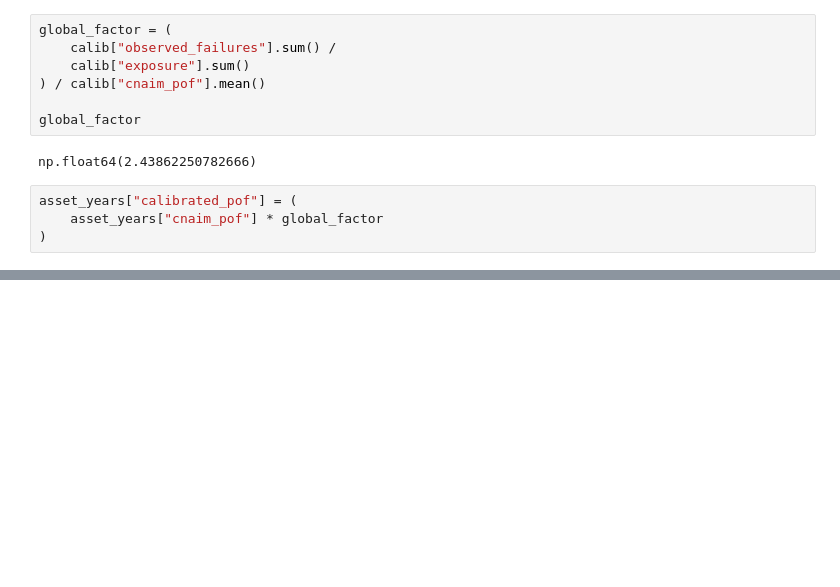
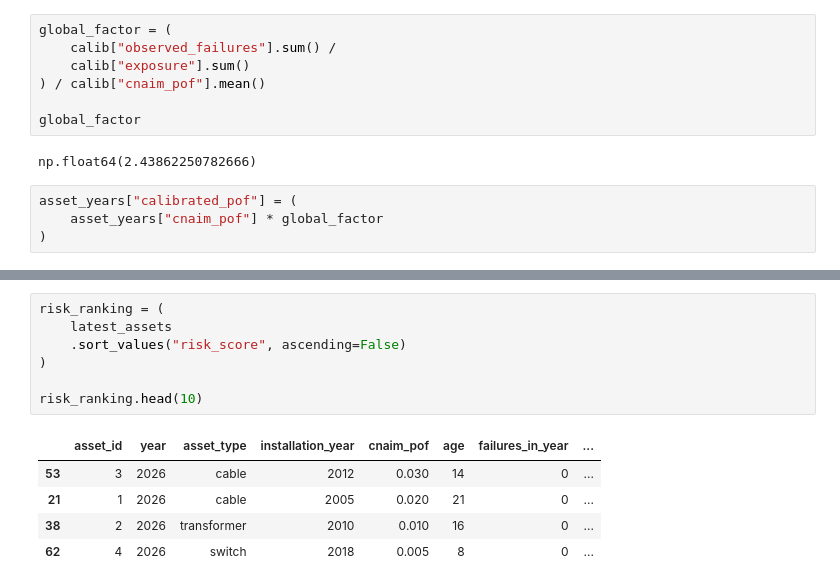
Before and after one commit to 10003399/cnaim-pof-validation, a Jupyter notebook: notebook/01_phase1.ipynb, the cells around one changed output, grey strips where cells are left out. Saved outputs shown, nothing was run; the diff lists cells and outputs as text; blank space fills up the shorter version.

```diff
--- a/notebook/01_phase1.ipynb
+++ b/notebook/01_phase1.ipynb
@@ -433,0 +457,13 @@ asset_years["calibrated_pof"] = (
+# %%
+risk_ranking = (
+    latest_assets
+    .sort_values("risk_score", ascending=False)
+)
+
+risk_ranking.head(10)
+# %% [output]
+|  | asset_id | year | asset_type | installation_year | cnaim_pof | age | failures_in_year | ... |
+| 53 | 3 | 2026 | cable | 2012 | 0.030 | 14 | 0 | ... |
+| 21 | 1 | 2026 | cable | 2005 | 0.020 | 21 | 0 | ... |
+| 38 | 2 | 2026 | transformer | 2010 | 0.010 | 16 | 0 | ... |
+| 62 | 4 | 2026 | switch | 2018 | 0.005 | 8 | 0 | ... |
```
Also changed, not shown: parts of 4 cells of this notebook, 3 other files.
